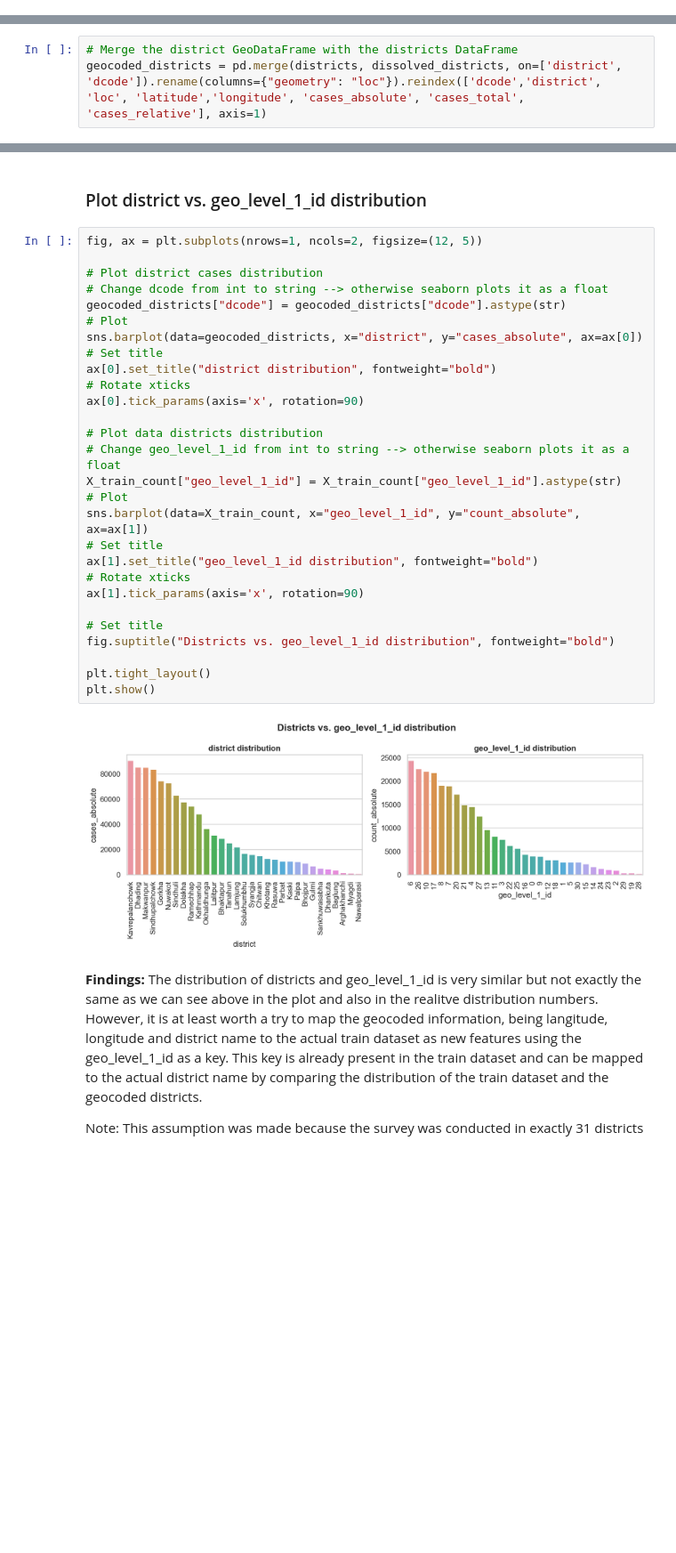
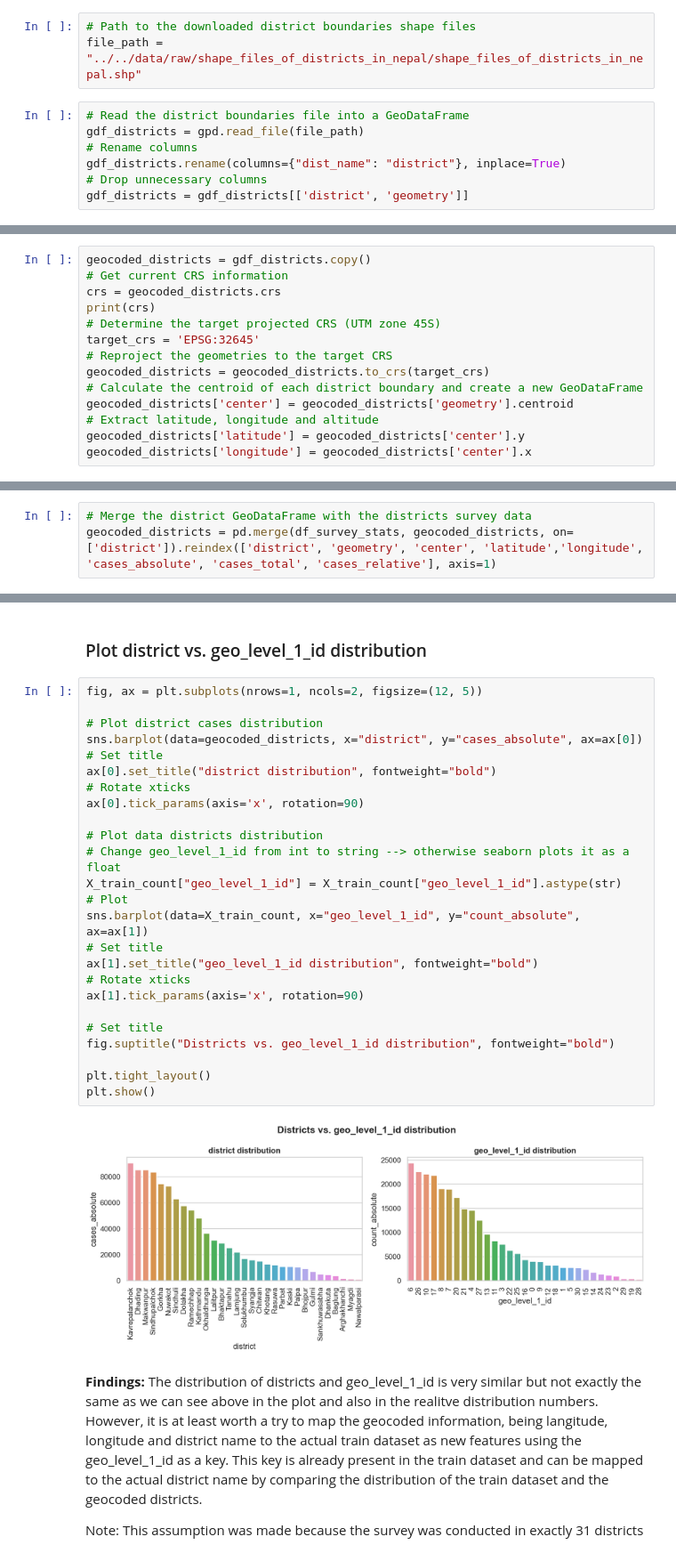
Before and after one commit to nina-prog/richters-predictor-modeling-earthquake-damage, a Jupyter notebook: notebooks/week06/week06-geo-level-mapping.ipynb, the cells around one changed output, grey strips where cells are left out. Shown at 89% size. Drawn from its saved outputs; the diff is of its cells as text; blank space fills up the shorter version.

Commit message:
Change source .shp file for geocoding the districts

```diff
--- a/notebooks/week06/week06-geo-level-mapping.ipynb
+++ b/notebooks/week06/week06-geo-level-mapping.ipynb
@@ -94,0 +86,10 @@ dissolved_districts
+# %%
+# Path to the downloaded district boundaries shape files
+file_path = "../../data/raw/shape_files_of_districts_in_nepal/shape_files_of_districts_in_nepal.shp"
+# %%
+# Read the district boundaries file into a GeoDataFrame
+gdf_districts = gpd.read_file(file_path)
+# Rename columns
+gdf_districts.rename(columns={"dist_name": "district"}, inplace=True)
+# Drop unnecessary columns
+gdf_districts = gdf_districts[['district', 'geometry']]
@@ -94,0 +135,14 @@ dissolved_districts
+# %%
+geocoded_districts = gdf_districts.copy()
+# Get current CRS information
+crs = geocoded_districts.crs
+print(crs)
+# Determine the target projected CRS (UTM zone 45S)
+target_crs = 'EPSG:32645'
+# Reproject the geometries to the target CRS
+geocoded_districts = geocoded_districts.to_crs(target_crs)
+# Calculate the centroid of each district boundary and create a new GeoDataFrame
+geocoded_districts['center'] = geocoded_districts['geometry'].centroid
+# Extract latitude, longitude and altitude
+geocoded_districts['latitude'] = geocoded_districts['center'].y
+geocoded_districts['longitude'] = geocoded_districts['center'].x
@@ -95,6 +167,6 @@ dissolved_districts
 # %%
-# Merge the district GeoDataFrame with the districts DataFrame
-geocoded_districts = pd.merge(districts, dissolved_districts, on=['district', 'dcode']).rename(columns={"geometry": "loc"}).reindex(['dcode','district', 'loc', 'latitude','longitude', 'cases_absolute', 'cases_total', 'cases_relative'], axis=1)
+# Merge the district GeoDataFrame with the districts survey data
+geocoded_districts = pd.merge(df_survey_stats, geocoded_districts, on=['district']).reindex(['district', 'geometry', 'center', 'latitude','longitude', 'cases_absolute', 'cases_total', 'cases_relative'], axis=1)
 # %%
 # Print the merged DataFrame with geocoded information
 geocoded_districts
@@ -137,33 +209,30 @@ geocoded_districts.sort_values(by="cases_absolute", inplace=True, ascending=Fals
 # %%
 fig, ax = plt.subplots(nrows=1, ncols=2, figsize=(12, 5))
 
 # Plot district cases distribution
-# Change dcode from int to string --> otherwise seaborn plots it as a float
-geocoded_districts["dcode"] = geocoded_districts["dcode"].astype(str)
-# Plot
 sns.barplot(data=geocoded_districts, x="district", y="cases_absolute", ax=ax[0])
 # Set title
 ax[0].set_title("district distribution", fontweight="bold")
 # Rotate xticks
 ax[0].tick_params(axis='x', rotation=90)
 
 # Plot data districts distribution
 # Change geo_level_1_id from int to string --> otherwise seaborn plots it as a float
 X_train_count["geo_level_1_id"] = X_train_count["geo_level_1_id"].astype(str)
 # Plot
 sns.barplot(data=X_train_count, x="geo_level_1_id", y="count_absolute", ax=ax[1])
 # Set title
 ax[1].set_title("geo_level_1_id distribution", fontweight="bold")
 # Rotate xticks
 ax[1].tick_params(axis='x', rotation=90)
 
 # Set title
 fig.suptitle("Districts vs. geo_level_1_id distribution", fontweight="bold")
 
 plt.tight_layout()
 plt.show()
 # %% [output]
-[figure, old version]
+[figure, new version]
 # %% [markdown]
 **Findings:** The distribution of districts and geo_level_1_id is very similar but not exactly the same as we can see above in the plot and also in the realitve distribution numbers. However, it is at least worth a try to map the geocoded information, being langitude, longitude and district name to the actual train dataset as new features using the geo_level_1_id as a key. This key is already present in the train dataset and can be mapped to the actual district name by comparing the distribution of the train dataset and the geocoded districts.
 
```
Also changed, not shown: parts of 23 cells of this notebook.
